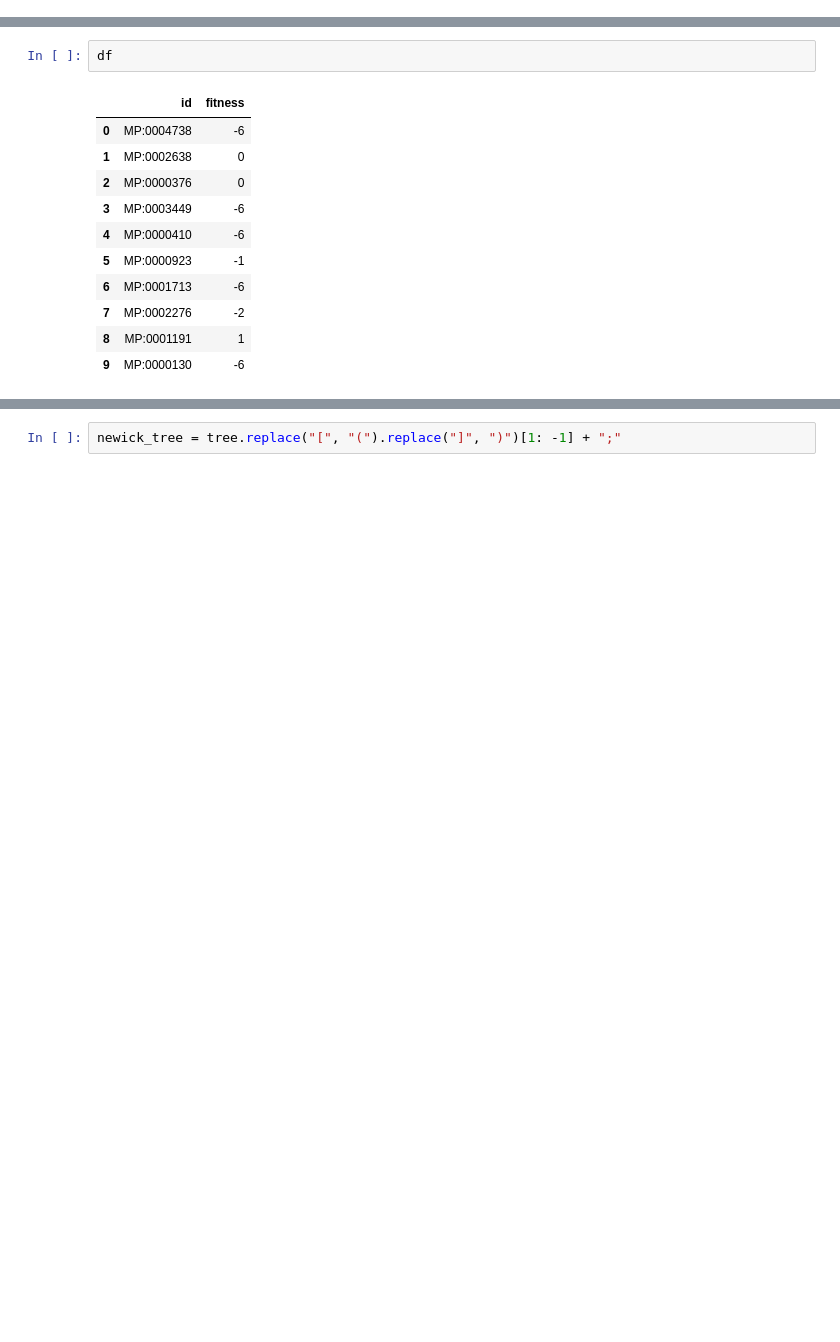
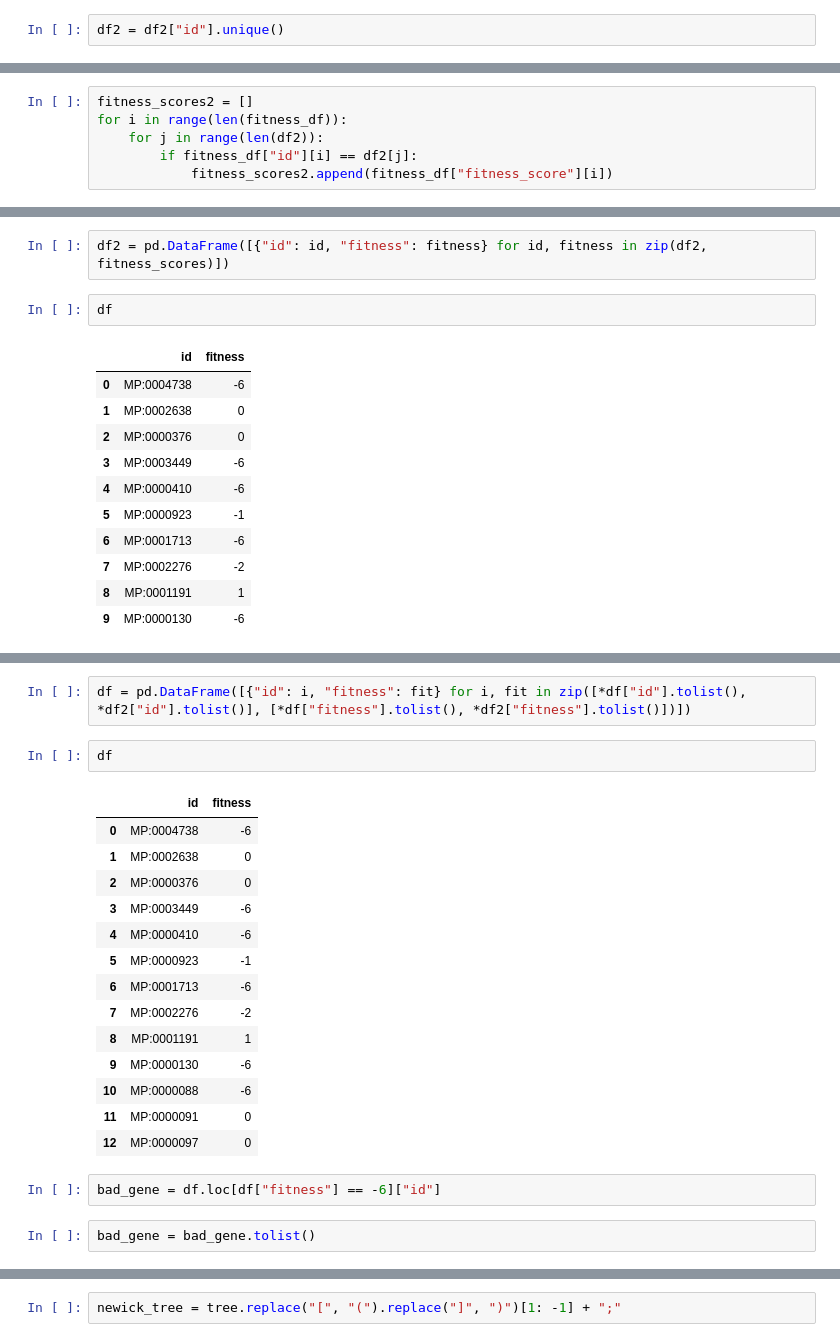
Before and after one commit to PewterZz/grispr, a Jupyter notebook: new_tree.ipynb, the cells around one changed output, grey strips where cells are left out. Drawn from its saved outputs; the diff is of its cells as text; blank space fills up the shorter version.

```diff
--- a/new_tree.ipynb
+++ b/new_tree.ipynb
@@ -36,13 +58,23 @@ for term in terms:
 # %%
 df = df["id"].unique()
+# %%
+df2 = df2["id"].unique()
 # %%
 fitness_scores = []
 for i in range(len(fitness_df)):
     for j in range(len(df)):
         if fitness_df["id"][i] == df[j]:
             fitness_scores.append(fitness_df["fitness_score"][i])
+# %%
+fitness_scores2 = []
+for i in range(len(fitness_df)):
+    for j in range(len(df2)):
+        if fitness_df["id"][i] == df2[j]:
+            fitness_scores2.append(fitness_df["fitness_score"][i])
 # %%
 df = pd.DataFrame([{"id": id, "fitness": fitness} for id, fitness in zip(df, fitness_scores)])
+# %%
+df2 = pd.DataFrame([{"id": id, "fitness": fitness} for id, fitness in zip(df2, fitness_scores)])
 # %%
 df
 # %% [output]
@@ -59,0 +106,23 @@ df
+# %%
+df = pd.DataFrame([{"id": i, "fitness": fit} for i, fit in zip([*df["id"].tolist(), *df2["id"].tolist()], [*df["fitness"].tolist(), *df2["fitness"].tolist()])])
+# %%
+df
+# %% [output]
+|  | id | fitness |
+| 0 | MP:0004738 | -6 |
+| 1 | MP:0002638 | 0 |
+| 2 | MP:0000376 | 0 |
+| 3 | MP:0003449 | -6 |
+| 4 | MP:0000410 | -6 |
+| 5 | MP:0000923 | -1 |
+| 6 | MP:0001713 | -6 |
+| 7 | MP:0002276 | -2 |
+| 8 | MP:0001191 | 1 |
+| 9 | MP:0000130 | -6 |
+| 10 | MP:0000088 | -6 |
+| 11 | MP:0000091 | 0 |
+| 12 | MP:0000097 | 0 |
+# %%
+bad_gene = df.loc[df["fitness"] == -6]["id"]
+# %%
+bad_gene = bad_gene.tolist()
```
Also changed, not shown: parts of 15 cells of this notebook.
